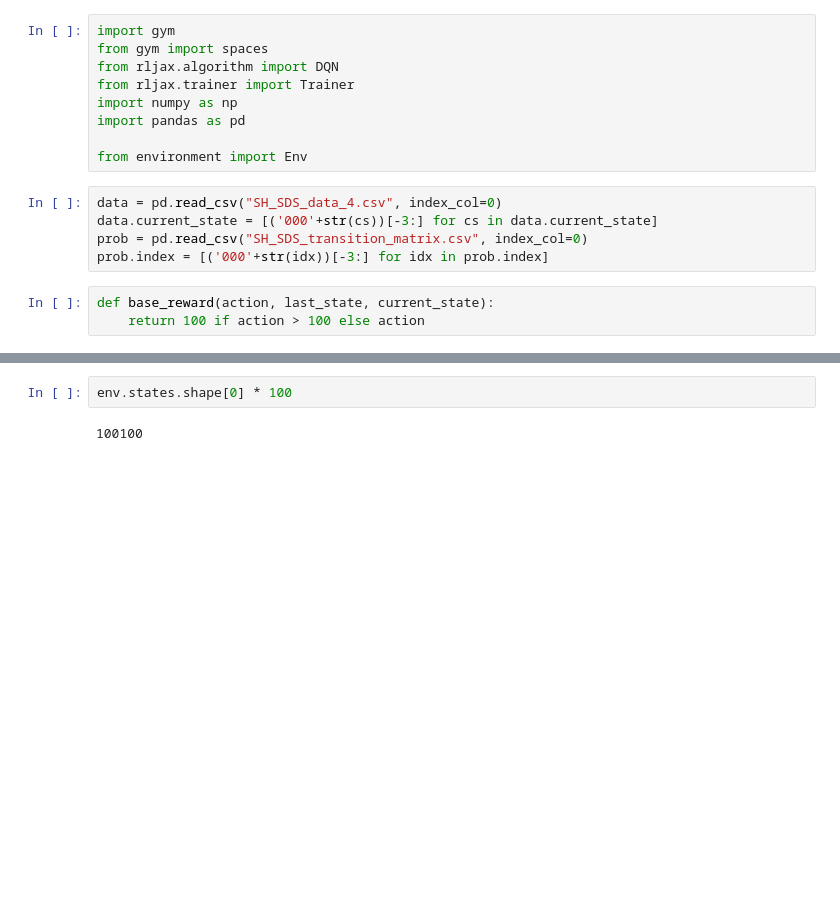
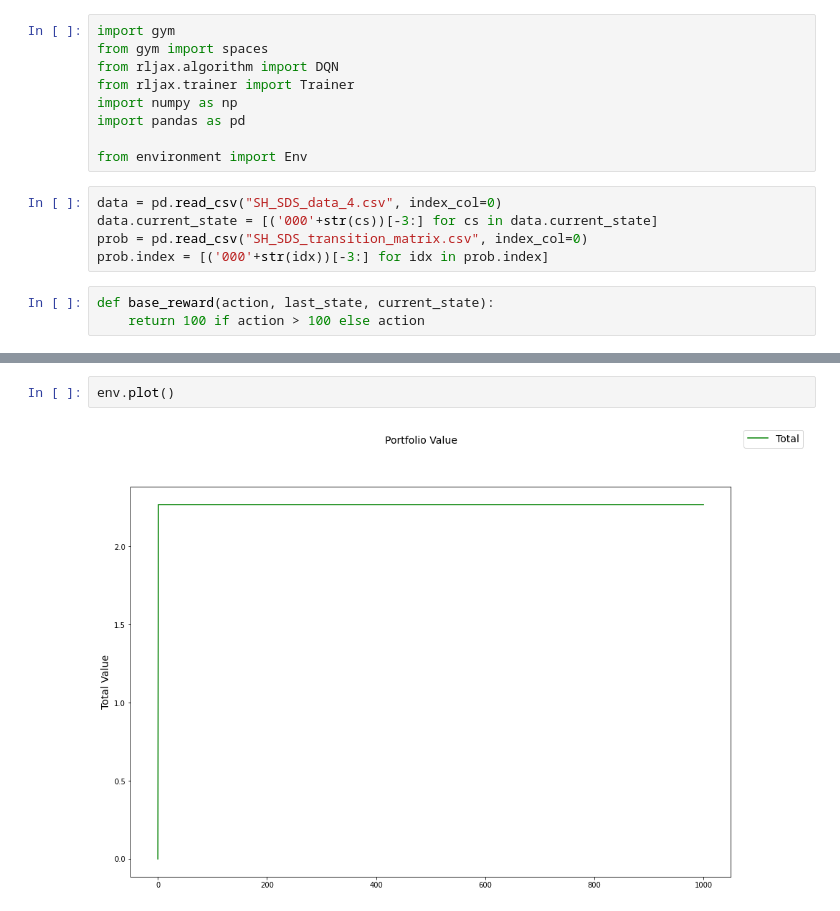
Before and after one commit to kew96/MicroPriceTradingRL, a Jupyter notebook: Test Agent.ipynb, the cells around one changed output, grey strips where cells are left out. Saved outputs shown, nothing was run; the diff lists cells and outputs as text; blank space fills up the shorter version.

Commit message:
Updates for limiting orders and plotting

```diff
--- a/Test Agent.ipynb
+++ b/Test Agent.ipynb
@@ -58,4 +56,4 @@ Num steps: 5000     Return: 7493420950.0   Time: 0:01:48
-# %%
-env.states.shape[0] * 100
-# %% [output]
-100100
+# %%
+env.plot()
+# %% [output]
+[figure, added]
```
Also changed, not shown: parts of 9 cells of this notebook, 1 other file.
